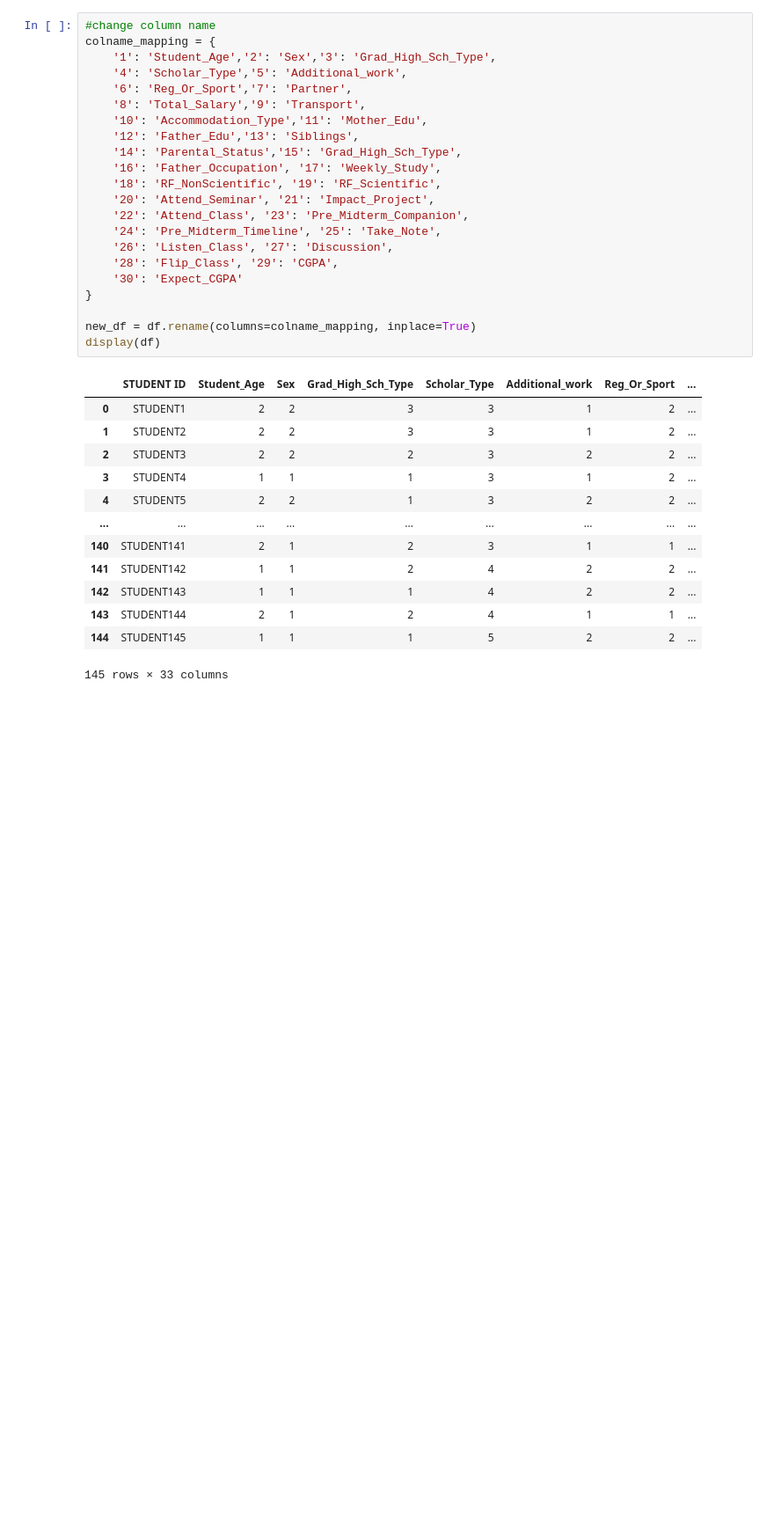
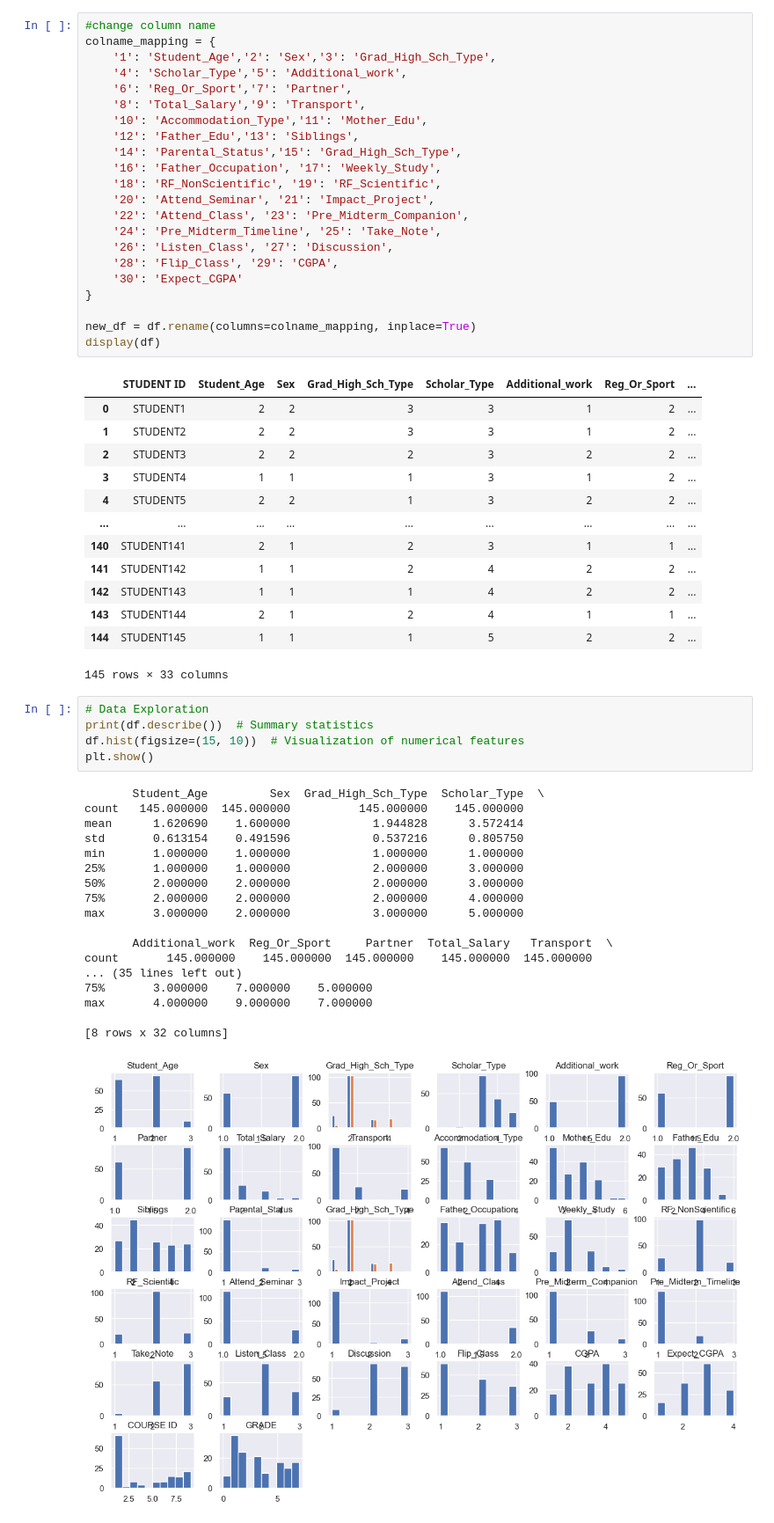
Before and after one commit to waiee/Higher-Education-Students-Performance-Evaluation---Association-Rule-Mining, a Jupyter notebook: test.ipynb, the cells around one changed output. Shown at 88% size. Drawn from its saved outputs; the diff is of its cells as text; blank space fills up the shorter version.

```diff
--- a/test.ipynb
+++ b/test.ipynb
@@ -105,3 +105,27 @@ display(df)
 | 143 | STUDENT144 | 2 | 1 | 2 | 4 | 1 | 1 | ... |
 | 144 | STUDENT145 | 1 | 1 | 1 | 5 | 2 | 2 | ... |
 145 rows × 33 columns
+# %%
+# Data Exploration
+print(df.describe())  # Summary statistics
+df.hist(figsize=(15, 10))  # Visualization of numerical features
+plt.show()
+# %% [output]
+       Student_Age         Sex  Grad_High_Sch_Type  Scholar_Type  \
+count   145.000000  145.000000          145.000000    145.000000
+mean      1.620690    1.600000            1.944828      3.572414
+std       0.613154    0.491596            0.537216      0.805750
+min       1.000000    1.000000            1.000000      1.000000
+25%       1.000000    1.000000            2.000000      3.000000
+50%       2.000000    2.000000            2.000000      3.000000
+75%       2.000000    2.000000            2.000000      4.000000
+max       3.000000    2.000000            3.000000      5.000000
+
+       Additional_work  Reg_Or_Sport     Partner  Total_Salary   Transport  \
+count       145.000000    145.000000  145.000000    145.000000  145.000000
+... (35 lines left out)
+75%       3.000000    7.000000    5.000000
+max       4.000000    9.000000    7.000000
+
+[8 rows x 32 columns]
+[figure, added]
```
